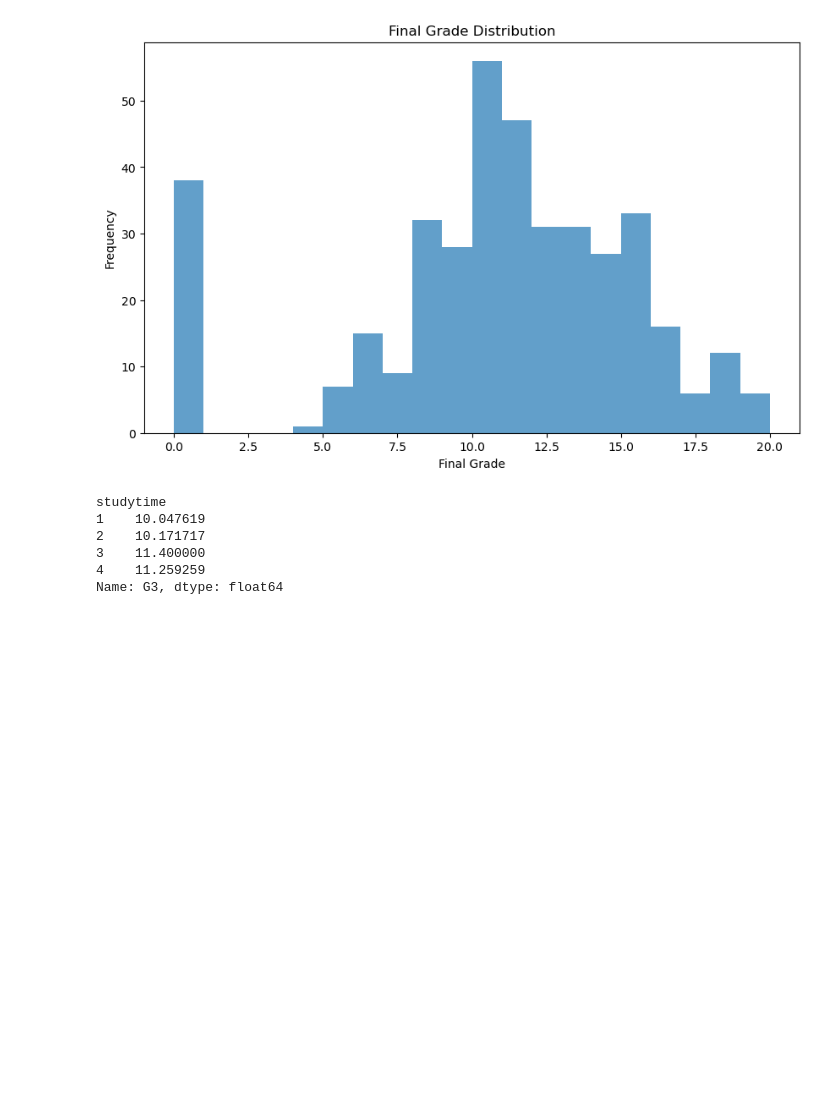
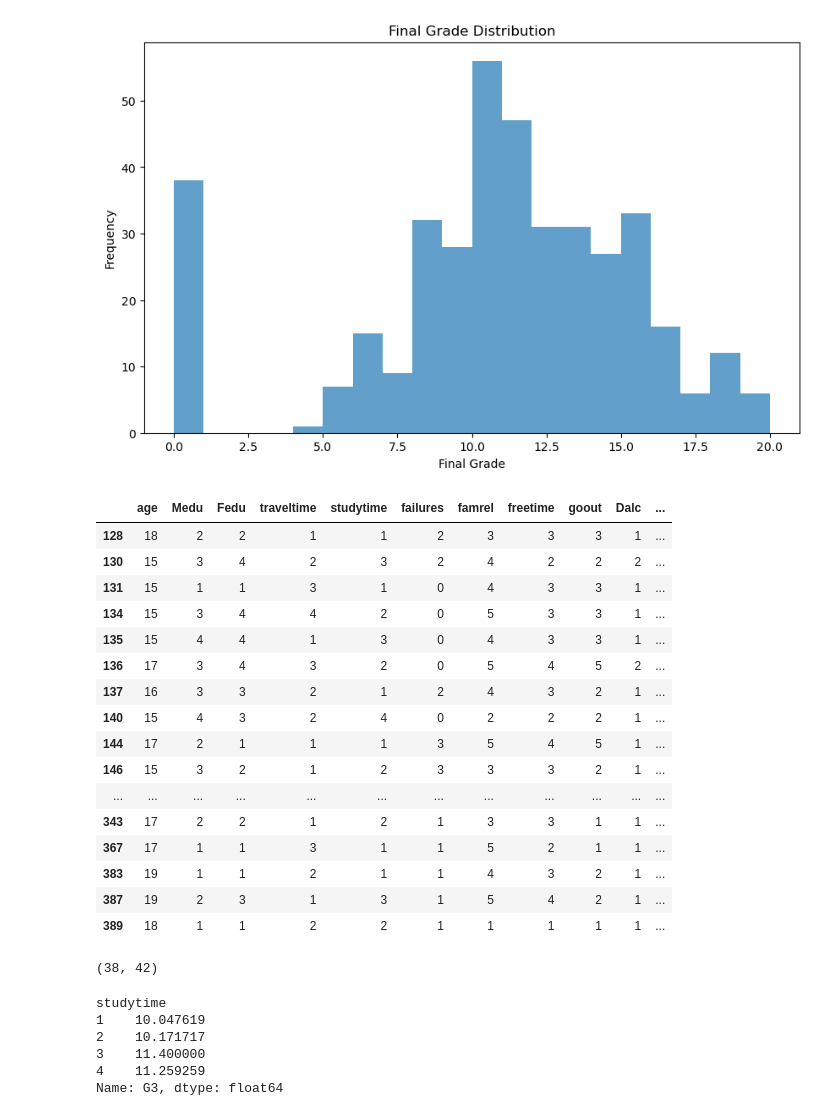
Before and after one commit to AsifNibir/Student-Grade-Prediction, a Jupyter notebook: notebook_student.ipynb, the cells around one changed output. Cells and saved outputs as stored; diff of their text form; code cells hidden in the pictures; blank space fills up the shorter version.

```diff
--- a/notebook_student.ipynb
+++ b/notebook_student.ipynb
@@ -137,6 +120,30 @@ ax.set_ylabel('Frequency')
 # %% [output]
 Text(0, 0.5, 'Frequency')
 [figure]
+# %%
+data_new[data_new['G3']==0]
+# %% [output]
+|  | age | Medu | Fedu | traveltime | studytime | failures | famrel | freetime | goout | Dalc | ... |
+| 128 | 18 | 2 | 2 | 1 | 1 | 2 | 3 | 3 | 3 | 1 | ... |
+| 130 | 15 | 3 | 4 | 2 | 3 | 2 | 4 | 2 | 2 | 2 | ... |
+| 131 | 15 | 1 | 1 | 3 | 1 | 0 | 4 | 3 | 3 | 1 | ... |
+| 134 | 15 | 3 | 4 | 4 | 2 | 0 | 5 | 3 | 3 | 1 | ... |
+| 135 | 15 | 4 | 4 | 1 | 3 | 0 | 4 | 3 | 3 | 1 | ... |
+| 136 | 17 | 3 | 4 | 3 | 2 | 0 | 5 | 4 | 5 | 2 | ... |
+| 137 | 16 | 3 | 3 | 2 | 1 | 2 | 4 | 3 | 2 | 1 | ... |
+| 140 | 15 | 4 | 3 | 2 | 4 | 0 | 2 | 2 | 2 | 1 | ... |
+| 144 | 17 | 2 | 1 | 1 | 1 | 3 | 5 | 4 | 5 | 1 | ... |
+| 146 | 15 | 3 | 2 | 1 | 2 | 3 | 3 | 3 | 2 | 1 | ... |
+| ... | ... | ... | ... | ... | ... | ... | ... | ... | ... | ... | ... |
+| 343 | 17 | 2 | 2 | 1 | 2 | 1 | 3 | 3 | 1 | 1 | ... |
+| 367 | 17 | 1 | 1 | 3 | 1 | 1 | 5 | 2 | 1 | 1 | ... |
+| 383 | 19 | 1 | 1 | 2 | 1 | 1 | 4 | 3 | 2 | 1 | ... |
+| 387 | 19 | 2 | 3 | 1 | 3 | 1 | 5 | 4 | 2 | 1 | ... |
+| 389 | 18 | 1 | 1 | 2 | 2 | 1 | 1 | 1 | 1 | 1 | ... |
+# %%
+data_new[data_new['G3']==0].shape
+# %% [output]
+(38, 42)
 # %%
 data_new.groupby('studytime')['G3'].mean()
 # %% [output]
```
Also changed, not shown: parts of 9 cells of this notebook.
